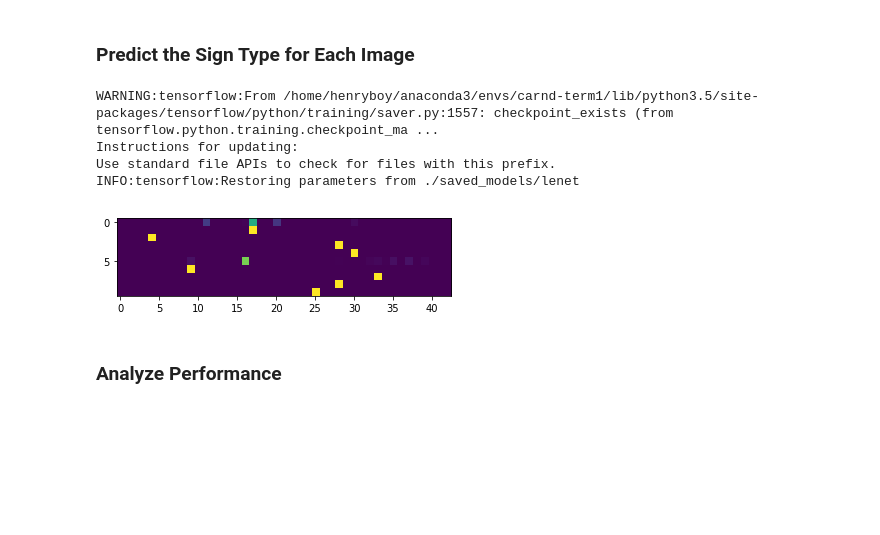
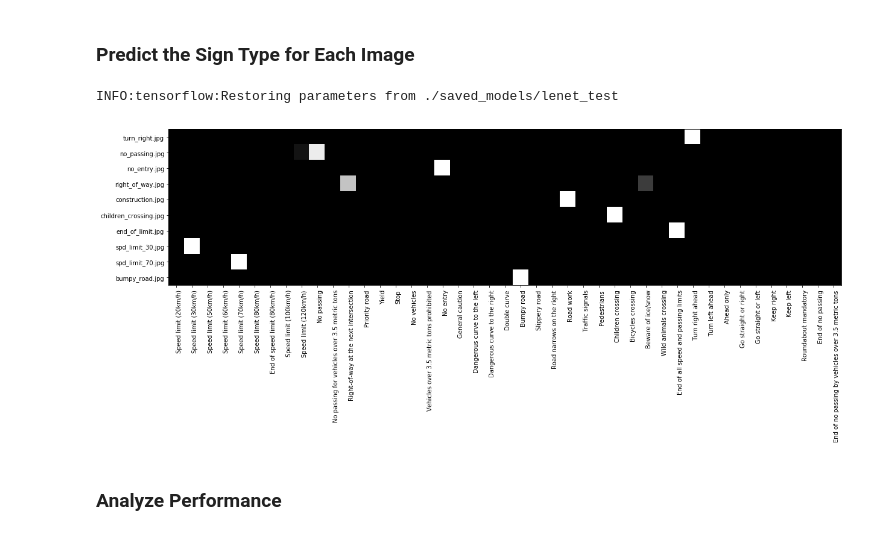
Before and after one commit to hvleejr/CarND-Traffic-Sign-Classifier-Project, a Jupyter notebook: Traffic_Sign_Classifier.ipynb, the cells around one changed output. Drawn from its saved outputs; the diff is of its cells as text; code cells hidden in the pictures; blank space fills up the shorter version.

Commit message:
improved accuracy on downloaded images

```diff
--- a/Traffic_Sign_Classifier.ipynb
+++ b/Traffic_Sign_Classifier.ipynb
@@ -121,7 +121,7 @@ import pandas as pd
 
 sign_names = pd.read_csv('signnames.csv')
 ncols = 5
-f, ax = plt.subplots(n_classes, 1, figsize=(20, 5*n_classes))
+f, ax = plt.subplots(n_classes, 1, figsize=(20, 2*n_classes))
 for i in range(n_classes):
     row = []
     j = 0
@@ -133,5 +133,7 @@ for i in range(n_classes):
         j += 1
     row = np.hstack(row)
     ax[i].imshow(row)
-    ax[i].set_title(sign_names['SignName'].iloc[i], fontsize=18)
+    ax[i].set_title(sign_names['SignName'].iloc[i])
+    ax[i].get_xaxis().set_visible(False)
+    ax[i].get_yaxis().set_visible(False)
 # %% [output]
@@ -367,3 +383,18 @@ Please use `rate` instead of `keep_prob`. Rate should be set to `rate = 1 - keep
 WARNING:tensorflow:From /home/henryboy/anaconda3/envs/carnd-term1/lib/python3.5/site-packages/tensorflow/python/ops/nn_ops.py:3043: div (from tensorflow.python.ops.math_ops) is deprecated and will be  ...
 Instructions for updating:
 Deprecated in favor of operator or tf.math.divide.
+# %%
+## Prepare input data
+
+# Initialize training data generator
+datagen = util.generator(X_train, y_train, len(y_train)*3)
+
+# preprocess validation and test data
+X_valid_pp = preprocess(X_valid, gray=False)
+y_valid_pp = y_valid.copy()
+X_test_pp  = preprocess(X_test, gray=False)
+y_test_pp  = y_test.copy()
+X_train_pp = preprocess(X_train, gray=False)
+y_train_pp = y_train.copy()
+
+print(X_train_pp.shape)
@@ -440,14 +496,15 @@ f, ax = plt.subplots(2, 5, figsize=(20,7))
 f.tight_layout()
 for i in range(2):
     for j in range(5):
-        img = mplimg.imread(os.path.join(test_folder, test_files[j + 5*i]))
+        img = mplimg.imread(os.path.join(test_folder, test_files[j + 5*i]))[:,:,:3]
         factor = 32/(min(img.shape[0], img.shape[1]))
         img = cv2.resize(img, (0,0), fx=factor, fy=factor)
         img = img[:32, :32, :]
         ax[i,j].imshow(img)
         X_test2.append(img)
+        print(test_files[j + 5*i], img.shape)
 
 X_test2 = np.stack(X_test2)
-X_test2 = util.normalize(X_test2)
+X_test2 = preprocess(X_test2, gray=False)
 print(X_test2.shape)
 # %% [output]
@@ -462,26 +529,31 @@ print(X_test2.shape)
 
 # load model
 with tf.Session(config=config) as sess:
-    saver = tf.train.import_meta_graph('./saved_models/lenet.meta')
-    saver.restore(sess, './saved_models/lenet')
+    saver = tf.train.import_meta_graph('./saved_models/lenet_test.meta')
+    saver.restore(sess, './saved_models/lenet_test')
     out = sess.run(logits, feed_dict={x: X_test2})
-    pred = sess.run(tf.nn.softmax(out, axis=0))
+    pred = sess.run(tf.nn.softmax(out))
 # %% [output]
-WARNING:tensorflow:From /home/henryboy/anaconda3/envs/carnd-term1/lib/python3.5/site-packages/tensorflow/python/training/saver.py:1557: checkpoint_exists (from tensorflow.python.training.checkpoint_ma ...
-Instructions for updating:
-Use standard file APIs to check for files with this prefix.
-INFO:tensorflow:Restoring parameters from ./saved_models/lenet
+INFO:tensorflow:Restoring parameters from ./saved_models/lenet_test
 # %%
 def softmax(x):
     e_x = np.exp(x - np.amax(x))
     return e_x/np.sum(e_x, axis=0)[:,None]
 
 # softmax_pred = softmax(out)
 with tf.Session() as sess:
     softmax_pred = sess.run(tf.nn.softmax(out, axis=1))
-    plt.imshow(softmax_pred)
+    f, ax = plt.subplots(figsize=(20, 9))
+    ax.imshow(softmax_pred, cmap='gray')
+    ax.set_xticks(np.arange(n_classes))
+    ax.set_xticklabels(sign_names['SignName'])
+    ax.set_yticks(np.arange(len(test_files)))
+    ax.set_yticklabels(test_files)
+    # Rotate the tick labels and set their alignment.
+    plt.setp(ax.get_xticklabels(), rotation=90, ha="right",
+         rotation_mode="anchor")
 # %% [output]
-[figure, old version]
+[figure, new version]
 # %% [markdown]
 ### Analyze Performance
 # %%
```
Also changed, not shown: parts of 15 cells of this notebook, 7 other files.
